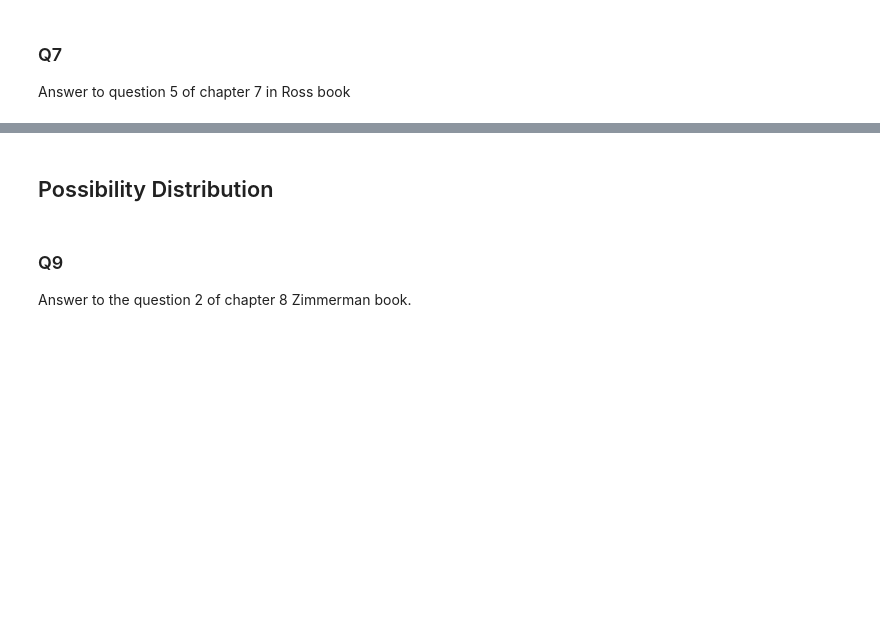
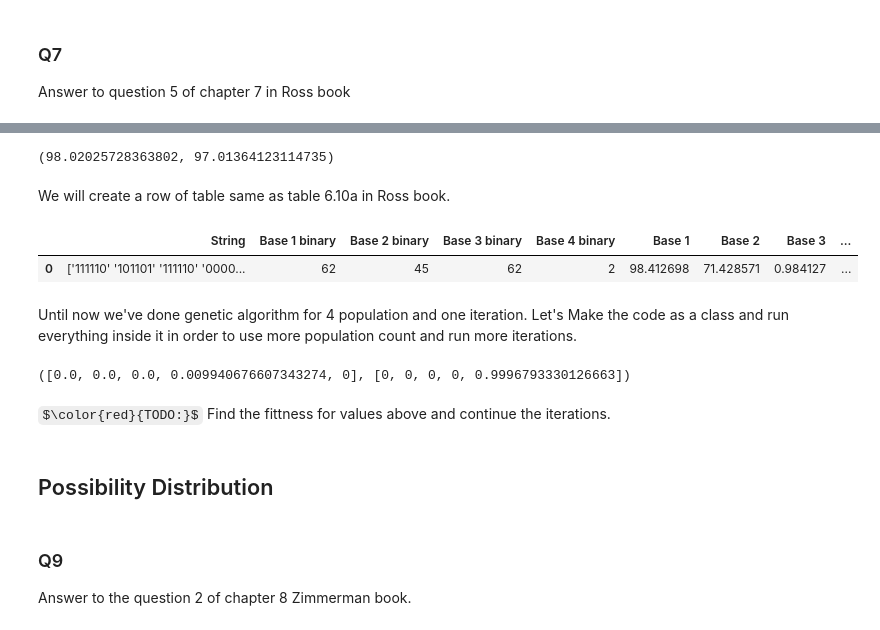
Before and after one commit to amindadgar/Fuzzy-Systems, a Jupyter notebook: HW3/Answers/main.ipynb, the cells around one changed output, grey strips where cells are left out. Saved outputs shown, nothing was run; the diff lists cells and outputs as text; code cells hidden in the pictures; some formulas as TeX source; blank space fills up the shorter version.

```diff
--- a/HW3/Answers/main.ipynb
+++ b/HW3/Answers/main.ipynb
@@ -816,0 +1139,40 @@ plt.show()
+# %%
+f_rule1 = find_fitness_mse(MSE_Rule1, 100)
+f_rule2 = find_fitness_mse(MSE_Rule2, 100)
+
+f_rule1, f_rule2
+# %% [output]
+(98.02025728363802, 97.01364123114735)
+# %% [markdown]
+We will create a row of table same as table 6.10a in Ross book.
+# %%
+## using pandas to create a beatifule table
+population_str = str(population_binary_representation)
+pd.DataFrame(
+    data={
+        'String' : [population_str],
+        'Base 1 binary' : [population[0]],
+        'Base 2 binary' :[ population[1]],
+        'Base 3 binary' : [population[2]],
+        'Base 4 binary' : [population[3]],
+        'Base 1' : [bases_x[0]],
+        'Base 2' : [bases_x[1]],
+        'Base 3' : [bases_y[0]],
+        'Base 4' : [bases_y[1]],
+        f'Rule 1, y\' (x={dataset.iloc[0].x})': [y_predicted_rule1[0]],
+        f'Rule 1, y\' (x={dataset.iloc[1].x})': [y_predicted_rule1[1]],
+        f'Rule 1, y\' (x={dataset.iloc[2].x})': [y_predicted_rule1[2]],
+        f'Rule 1, y\' (x={dataset.iloc[3].x})': [y_predicted_rule1[3]],
+        f'Rule 2, y\' (x={dataset.iloc[0].x})': [y_predicted_rule2[0]],
+        f'Rule 2, y\' (x={dataset.iloc[1].x})': [y_predicted_rule2[1]],
+        f'Rule 2, y\' (x={dataset.iloc[2].x})': [y_predicted_rule2[2]],
+        f'Rule 2, y\' (x={dataset.iloc[3].x})': [y_predicted_rule2[3]],
+        'Rule 1 Fitness' : [f_rule1],
+        'Rule 2 Fitness' : [f_rule2],
+    }
+)
+# %% [output]
+|  | String | Base 1 binary | Base 2 binary | Base 3 binary | Base 4 binary | Base 1 | Base 2 | Base 3 | ... |
+| 0 | ['111110' '101101' '111110' '0000... | 62 | 45 | 62 | 2 | 98.412698 | 71.428571 | 0.984127 | ... |
+# %% [markdown]
+Until now we've done genetic algorithm for 4 population and one iteration. Let's Make the code as a class and run everything inside it in order to use more population count and run more iterations.
@@ -817,3 +1501,13 @@ plt.show()
+# %%
+GA_fuzzy = genetic_fuzzy_tsukamoto(random_seed=123)
+
+GA_fuzzy.fit(dataset.x.values, dataset.y.values)
+
+GA_fuzzy.predict(dataset.x.values)
+# %% [output]
+([0.0, 0.0, 0.0, 0.009940676607343274, 0], [0, 0, 0, 0, 0.9996793330126663])
+# %% [markdown]
+$\color{red}{TODO:}$ Find the fittness for values above and continue the iterations.
 # %% [markdown]
 ## Possibility Distribution
 # %% [markdown]
```
Also changed, not shown: parts of 46 cells of this notebook.
